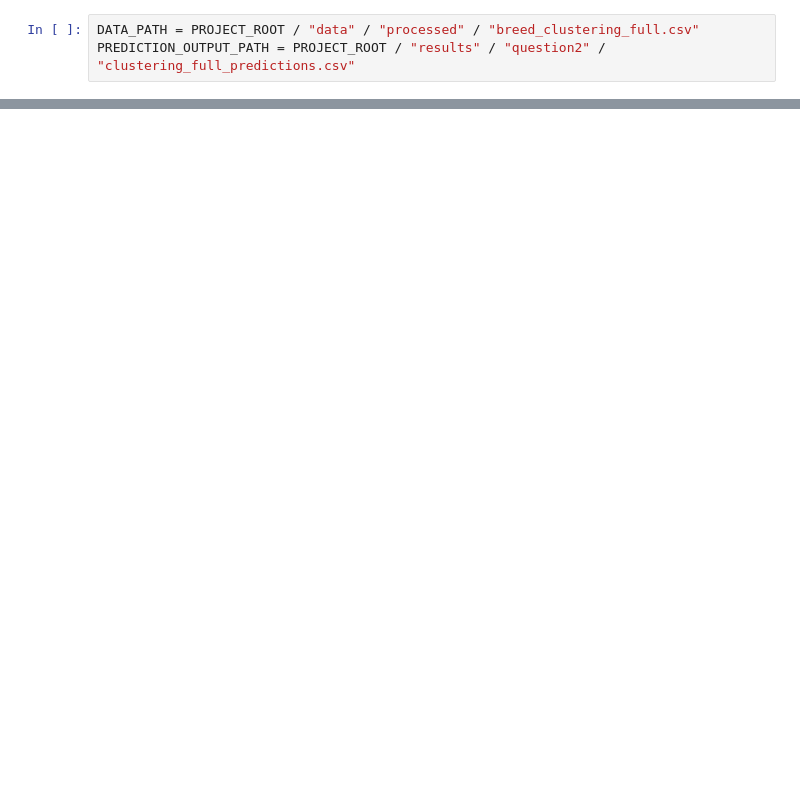
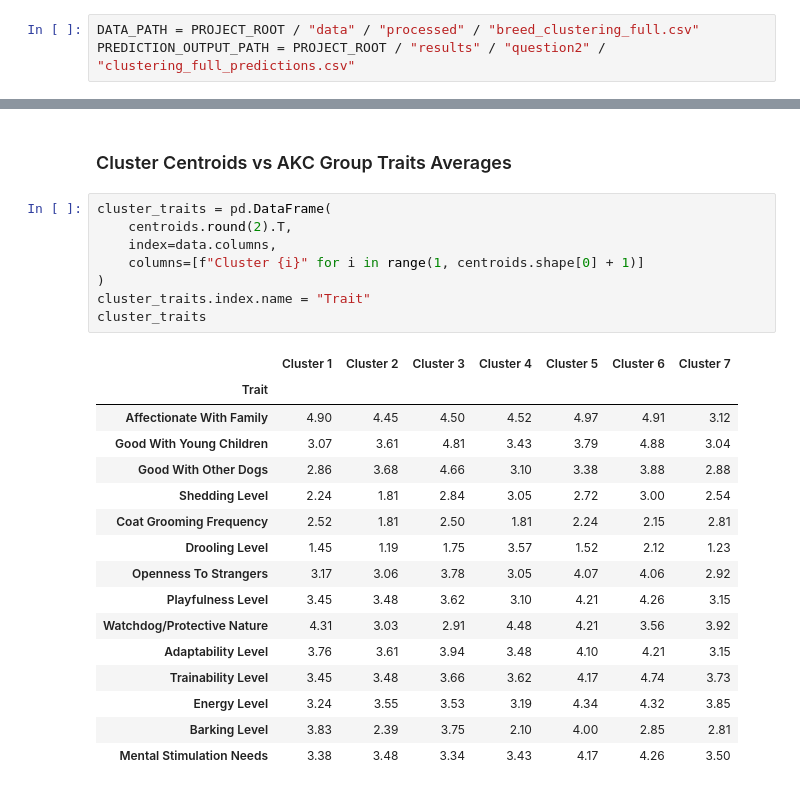
Before and after one commit to summerortega/CSC466_FinalProject, a Jupyter notebook: notebooks/clustering_full.ipynb, the cells around one changed output, grey strips where cells are left out. Saved outputs shown, nothing was run; the diff lists cells and outputs as text; blank space fills up the shorter version.

```diff
--- a/notebooks/clustering_full.ipynb
+++ b/notebooks/clustering_full.ipynb
@@ -83,0 +57,27 @@ Cluster silhouette score: 0.10326105333294303
+# %% [markdown]
+### Cluster Centroids vs AKC Group Traits Averages
+# %%
+cluster_traits = pd.DataFrame(
+    centroids.round(2).T,
+    index=data.columns,
+    columns=[f"Cluster {i}" for i in range(1, centroids.shape[0] + 1)]
+)
+cluster_traits.index.name = "Trait"
+cluster_traits
+# %% [output]
+|  | Cluster 1 | Cluster 2 | Cluster 3 | Cluster 4 | Cluster 5 | Cluster 6 | Cluster 7 |
+| Trait |  |  |  |  |  |  |  |
+| Affectionate With Family | 4.90 | 4.45 | 4.50 | 4.52 | 4.97 | 4.91 | 3.12 |
+| Good With Young Children | 3.07 | 3.61 | 4.81 | 3.43 | 3.79 | 4.88 | 3.04 |
+| Good With Other Dogs | 2.86 | 3.68 | 4.66 | 3.10 | 3.38 | 3.88 | 2.88 |
+| Shedding Level | 2.24 | 1.81 | 2.84 | 3.05 | 2.72 | 3.00 | 2.54 |
+| Coat Grooming Frequency | 2.52 | 1.81 | 2.50 | 1.81 | 2.24 | 2.15 | 2.81 |
+| Drooling Level | 1.45 | 1.19 | 1.75 | 3.57 | 1.52 | 2.12 | 1.23 |
+| Openness To Strangers | 3.17 | 3.06 | 3.78 | 3.05 | 4.07 | 4.06 | 2.92 |
+| Playfulness Level | 3.45 | 3.48 | 3.62 | 3.10 | 4.21 | 4.26 | 3.15 |
+| Watchdog/Protective Nature | 4.31 | 3.03 | 2.91 | 4.48 | 4.21 | 3.56 | 3.92 |
+| Adaptability Level | 3.76 | 3.61 | 3.94 | 3.48 | 4.10 | 4.21 | 3.15 |
+| Trainability Level | 3.45 | 3.48 | 3.66 | 3.62 | 4.17 | 4.74 | 3.73 |
+| Energy Level | 3.24 | 3.55 | 3.53 | 3.19 | 4.34 | 4.32 | 3.85 |
+| Barking Level | 3.83 | 2.39 | 3.75 | 2.10 | 4.00 | 2.85 | 2.81 |
+| Mental Stimulation Needs | 3.38 | 3.48 | 3.34 | 3.43 | 4.17 | 4.26 | 3.50 |
```
Also changed, not shown: parts of 11 cells of this notebook, 5 other files.
